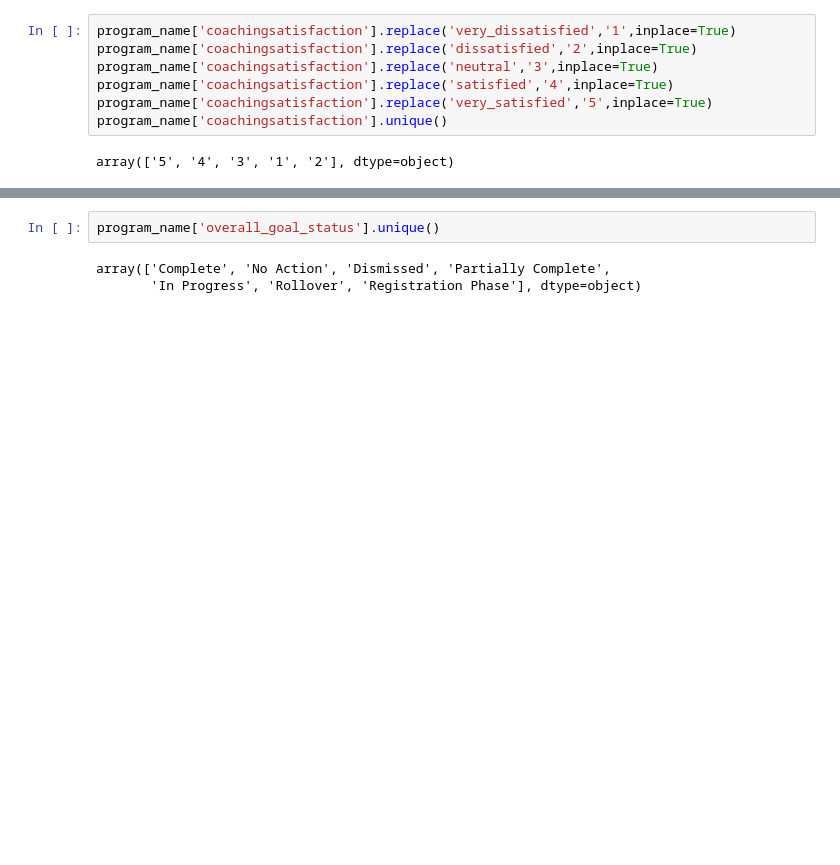
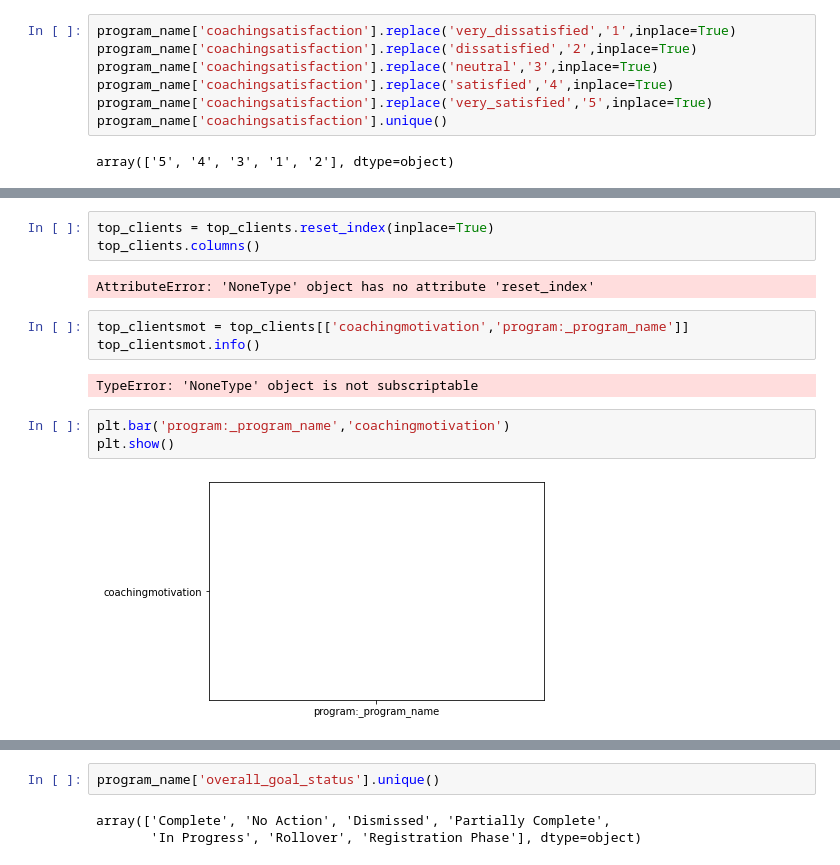
Before and after one commit to darneson1989/2021Coaching, a Jupyter notebook: Survey2021.ipynb, the cells around one changed output, grey strips where cells are left out. Drawn from its saved outputs; the diff is of its cells as text; blank space fills up the shorter version.

```diff
--- a/Survey2021.ipynb
+++ b/Survey2021.ipynb
@@ -1095,3 +1031,18 @@ confidence.plot.bar()
+# %%
+top_clients = top_clients.reset_index(inplace=True)
+top_clients.columns()
+# %% [output]
+AttributeError: 'NoneType' object has no attribute 'reset_index'
+# %%
+top_clientsmot = top_clients[['coachingmotivation','program:_program_name']]
+top_clientsmot.info()
+# %% [output]
+TypeError: 'NoneType' object is not subscriptable
+# %%
+plt.bar('program:_program_name','coachingmotivation')
+plt.show()
+# %% [output]
+[figure, added]
 # %%
 confidence_count = confidence.groupby('coachingconfidence').count()
 confidence_count.head(50)
```
Also changed, not shown: parts of 38 cells of this notebook.
